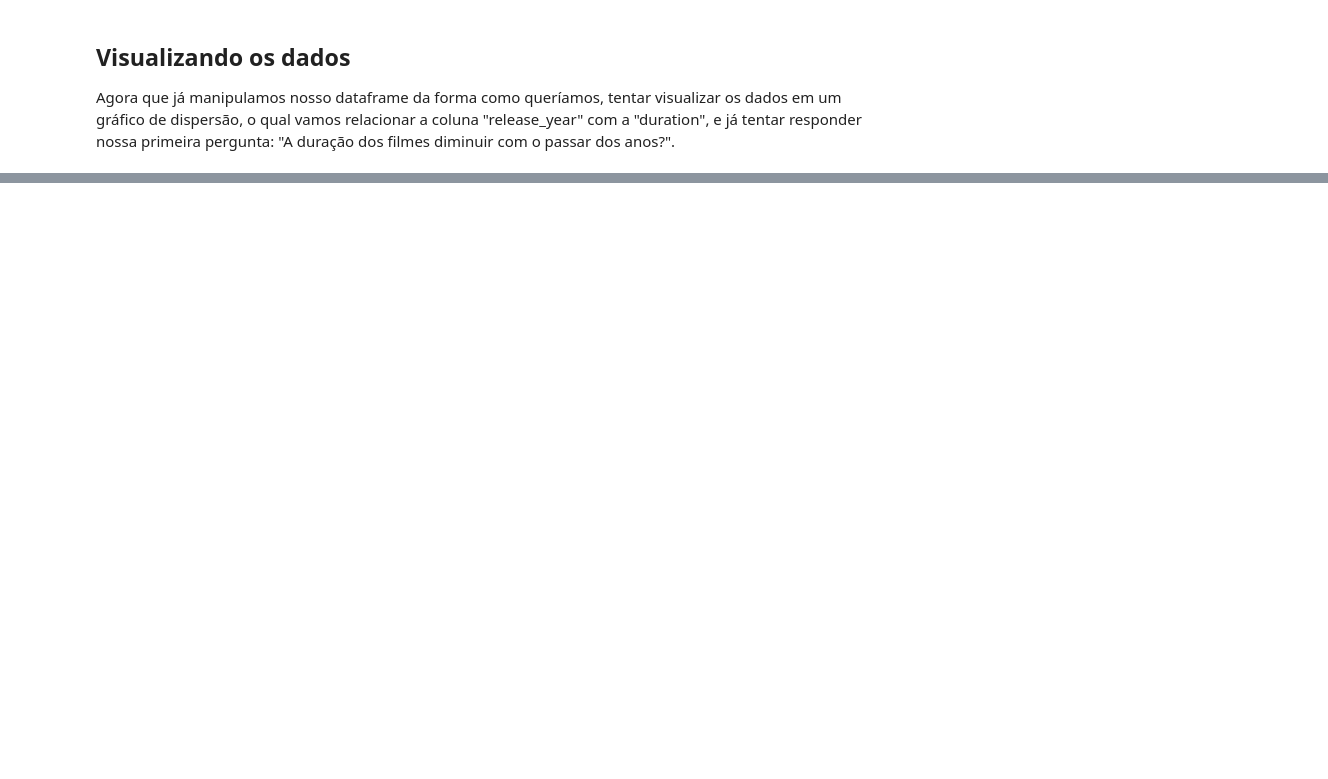
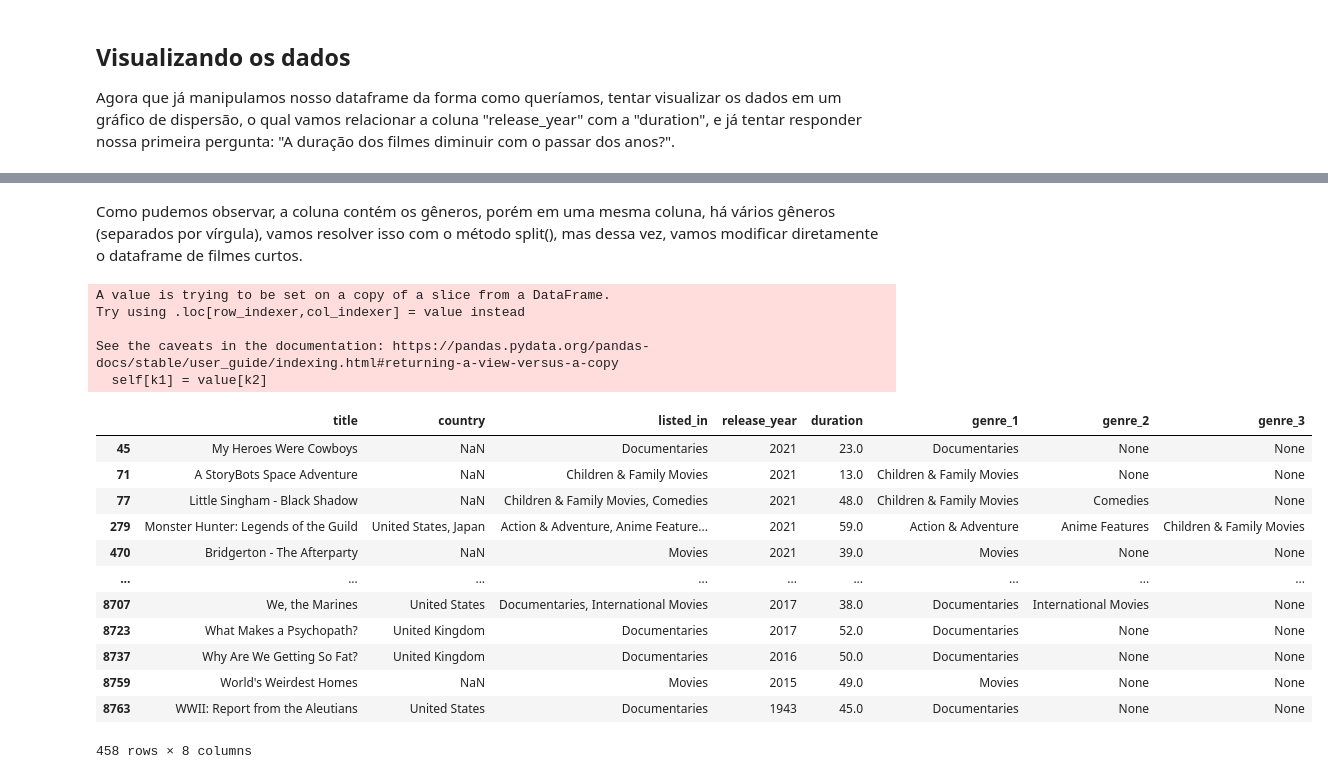
Before and after one commit to denner-augusto/Investigating-Netflix-Movies-and-Guest-Stars, a Jupyter notebook: script.ipynb, the cells around one changed output, grey strips where cells are left out. Cells and saved outputs as stored; diff of their text form; code cells hidden in the pictures; blank space fills up the shorter version.

```diff
--- a/script.ipynb
+++ b/script.ipynb
@@ -70,0 +126,3 @@ TypeError: 'value' must be an instance of str or bytes, not a float
+# %%
+netflix_df_movies_col_subset_short_movies = netflix_df_movies_col_subset[netflix_df_movies_col_subset['duration'] < 60]
+netflix_df_movies_col_subset_short_movies.head(20)
@@ -70,0 +169,26 @@ TypeError: 'value' must be an instance of str or bytes, not a float
+# %% [markdown]
+Como pudemos observar, a coluna contém os gêneros, porém em uma mesma coluna, há vários gêneros (separados por vírgula), vamos resolver isso com o método split(), mas dessa vez, vamos modificar diretamente o dataframe de filmes curtos.
+# %%
+netflix_df_movies_col_subset_short_movies[['genre_1','genre_2','genre_3']] = netflix_df_movies_col_subset_short_movies.loc[:,'listed_in'].str.split(pat = ', ', expand = True)
+# %% [output]
+A value is trying to be set on a copy of a slice from a DataFrame.
+Try using .loc[row_indexer,col_indexer] = value instead
+
+See the caveats in the documentation: https://pandas.pydata.org/pandas-docs/stable/user_guide/indexing.html#returning-a-view-versus-a-copy
+  self[k1] = value[k2]
+# %%
+netflix_df_movies_col_subset_short_movies
+# %% [output]
+|  | title | country | listed_in | release_year | duration | genre_1 | genre_2 | genre_3 |
+| 45 | My Heroes Were Cowboys | NaN | Documentaries | 2021 | 23.0 | Documentaries | None | None |
+| 71 | A StoryBots Space Adventure | NaN | Children & Family Movies | 2021 | 13.0 | Children & Family Movies | None | None |
+| 77 | Little Singham - Black Shadow | NaN | Children & Family Movies, Comedies | 2021 | 48.0 | Children & Family Movies | Comedies | None |
+| 279 | Monster Hunter: Legends of the Guild | United States, Japan | Action & Adventure, Anime Feature... | 2021 | 59.0 | Action & Adventure | Anime Features | Children & Family Movies |
+| 470 | Bridgerton - The Afterparty | NaN | Movies | 2021 | 39.0 | Movies | None | None |
+| ... | ... | ... | ... | ... | ... | ... | ... | ... |
+| 8707 | We, the Marines | United States | Documentaries, International Movies | 2017 | 38.0 | Documentaries | International Movies | None |
+| 8723 | What Makes a Psychopath? | United Kingdom | Documentaries | 2017 | 52.0 | Documentaries | None | None |
+| 8737 | Why Are We Getting So Fat? | United Kingdom | Documentaries | 2016 | 50.0 | Documentaries | None | None |
+| 8759 | World's Weirdest Homes | NaN | Movies | 2015 | 49.0 | Movies | None | None |
+| 8763 | WWII: Report from the Aleutians | United States | Documentaries | 1943 | 45.0 | Documentaries | None | None |
+458 rows × 8 columns
```
Also changed, not shown: parts of 24 cells of this notebook.
